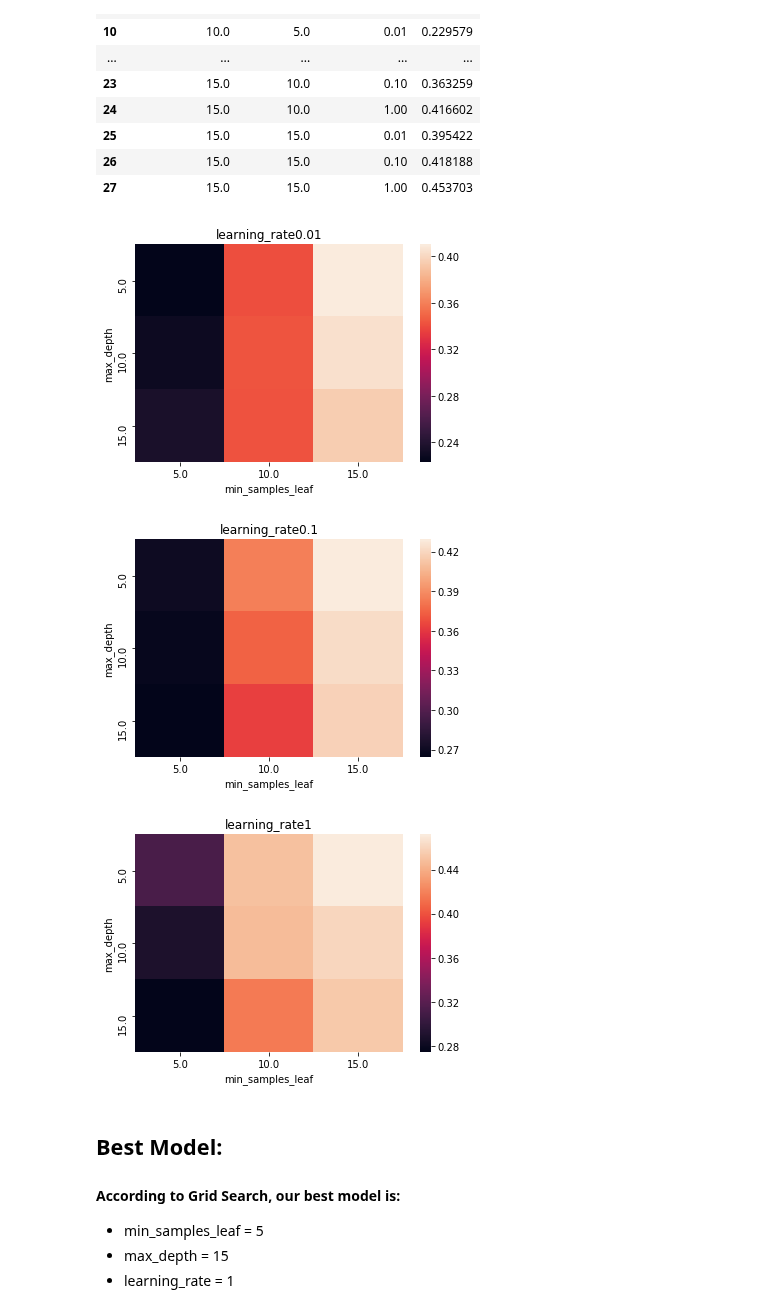
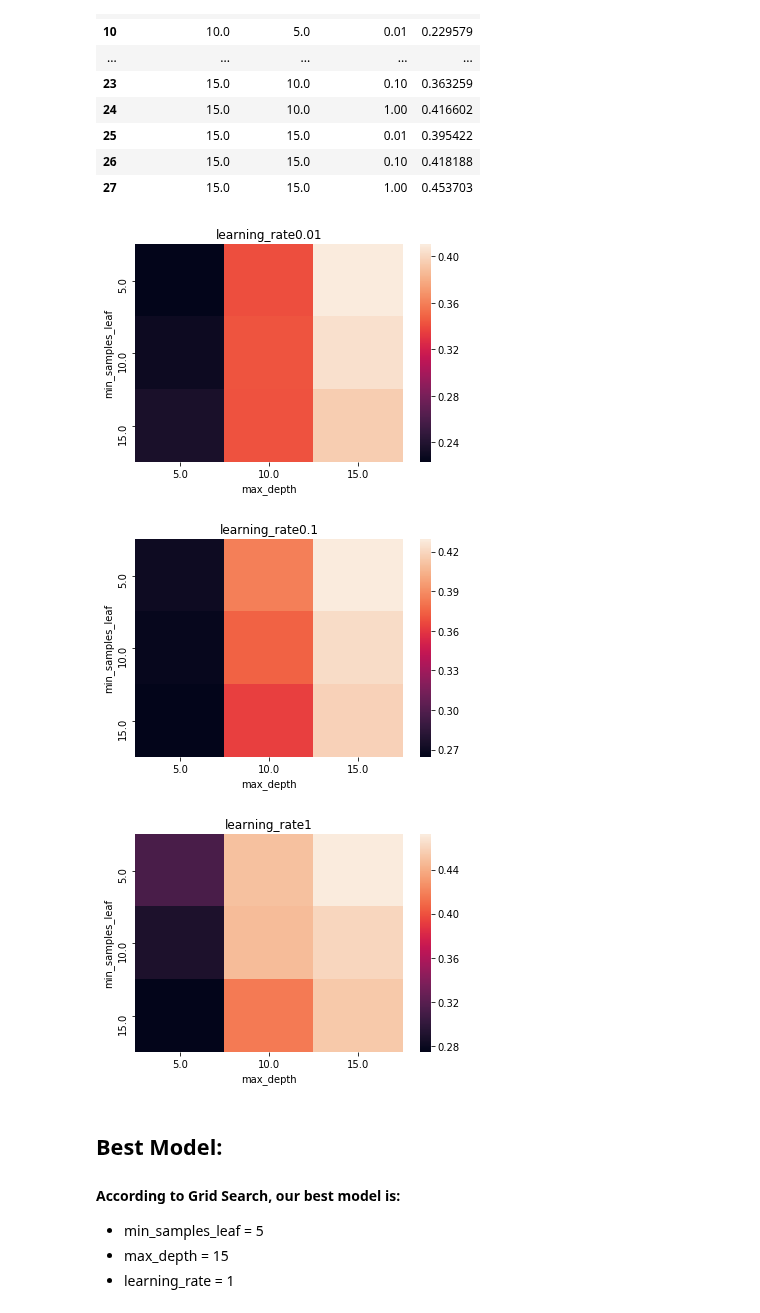
Before and after one commit to meenmo/Forecasting_Stock_Returns_via_Supervised_Learning, a Jupyter notebook: Code/AAT-DT_v7.ipynb, the cells around one changed output. Drawn from its saved outputs; the diff is of its cells as text; code cells hidden in the pictures.

```diff
--- a/Code/AAT-DT_v7.ipynb
+++ b/Code/AAT-DT_v7.ipynb
@@ -1163,25 +1163,25 @@ display(boosting_df)
 # %%
 import seaborn as sns
 
 # plot nicely
 for learn in ([0.01,0.1,1]):
     x_index = np.unique(boosting_df.loc[:,'min_sample_leaf'])
     y_index = np.unique((boosting_df.loc[:,'max_depth']))
     a = pd.DataFrame(index = x_index, columns = y_index)
 
     for i in x_index:
         for j in y_index:
             a.loc[i,j] = list(boosting_df.loc[(boosting_df['min_sample_leaf'] == i) & (boosting_df['max_depth'] == j) & (boosting_df['Learning_rate'] == learn),'mean_r2'])[0]#.astype(float)
     a = a.apply(pd.to_numeric)
     sns.heatmap(a)
     plt.title('learning_rate' + str(learn))
-    plt.xlabel('min_samples_leaf')
-    plt.ylabel('max_depth')
+    plt.xlabel('max_depth')
+    plt.ylabel('min_samples_leaf')
     plt.show()
 # %% [output]
-[figure, old version]
+[figure, new version]
-[figure, old version]
+[figure, new version]
-[figure, old version]
+[figure, new version]
 # %% [markdown]
 ## Best Model:
 
```
Also changed, not shown: parts of 9 cells of this notebook.
